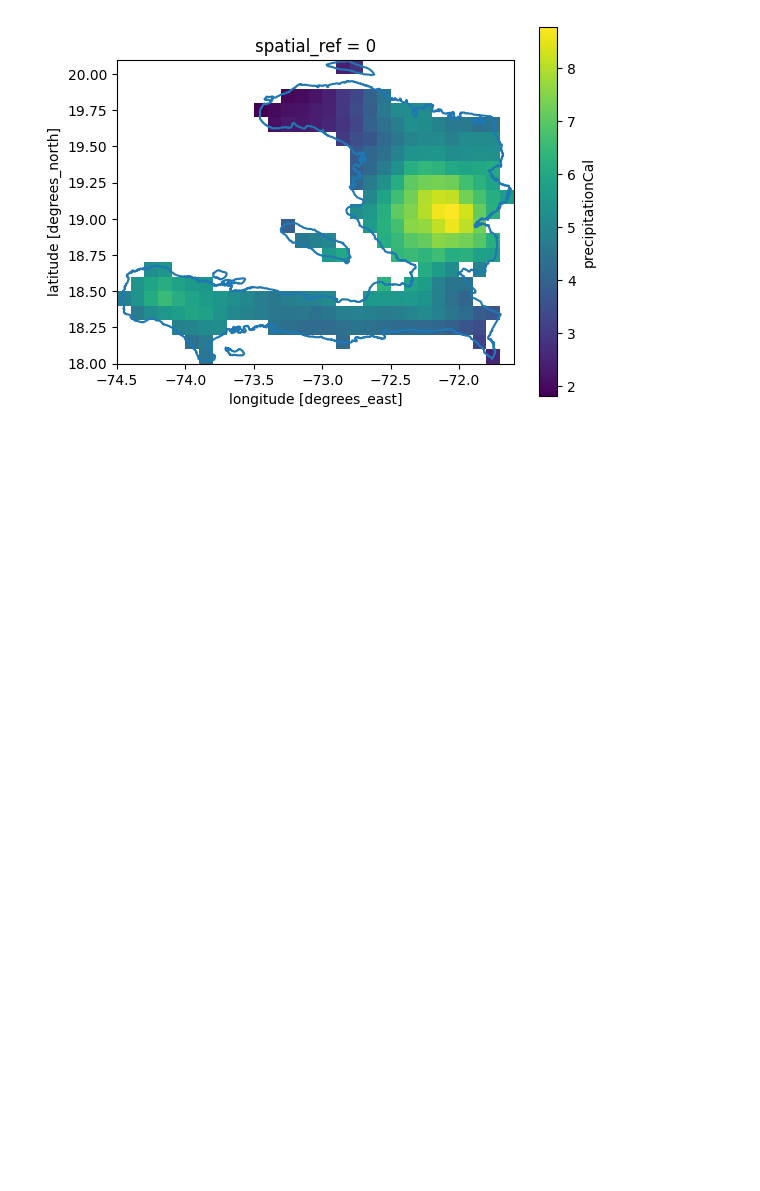
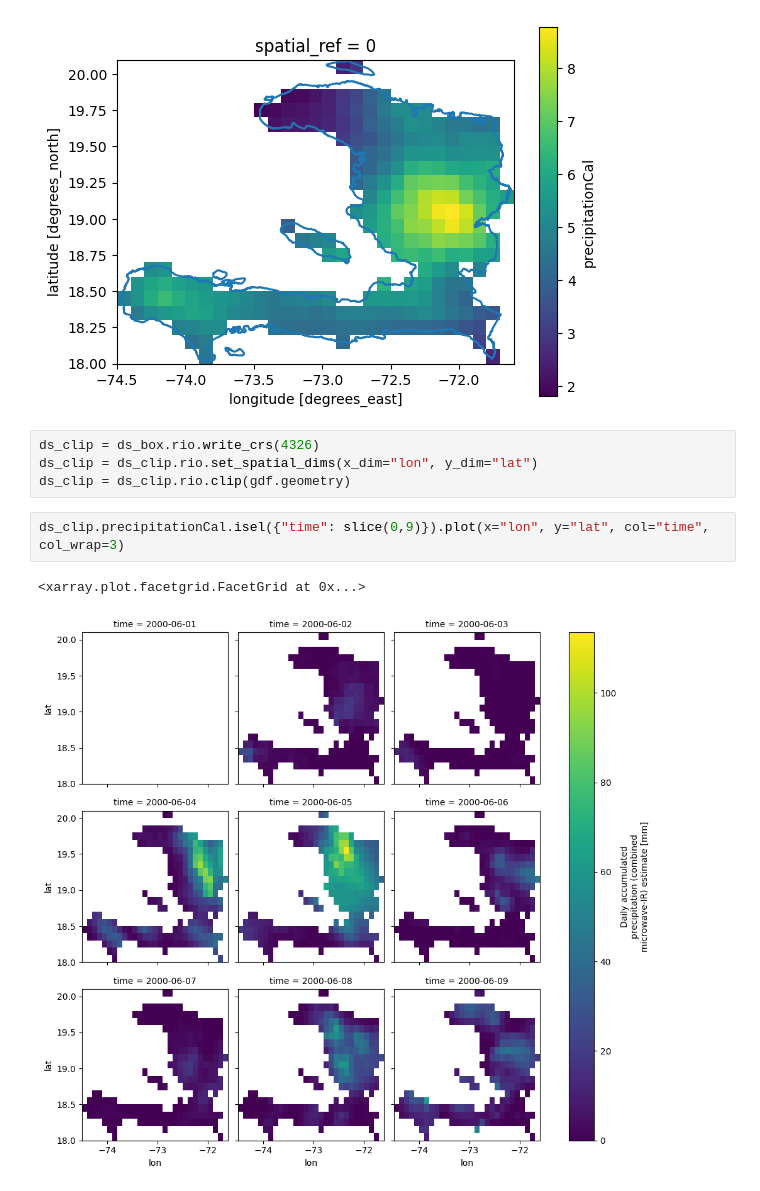
Before and after one commit to OCHA-DAP/ds-raster-explore, a Jupyter notebook: notebooks/imerg-zarr.ipynb, the cells around one changed output. Drawn from its saved outputs; the diff is of its cells as text; blank space fills up the shorter version.

```diff
--- a/notebooks/imerg-zarr.ipynb
+++ b/notebooks/imerg-zarr.ipynb
@@ -157,3 +159,12 @@ da_clip.plot(ax=ax)
 # %% [output]
 <matplotlib.collections.QuadMesh at 0x...>
 [figure]
+# %%
+ds_clip = ds_box.rio.write_crs(4326)
+ds_clip = ds_clip.rio.set_spatial_dims(x_dim="lon", y_dim="lat")
+ds_clip = ds_clip.rio.clip(gdf.geometry)
+# %%
+ds_clip.precipitationCal.isel({"time": slice(0,9)}).plot(x="lon", y="lat", col="time", col_wrap=3)
+# %% [output]
+<xarray.plot.facetgrid.FacetGrid at 0x...>
+[figure, added]
```
Also changed, not shown: parts of 3 cells of this notebook, 3 other files.
